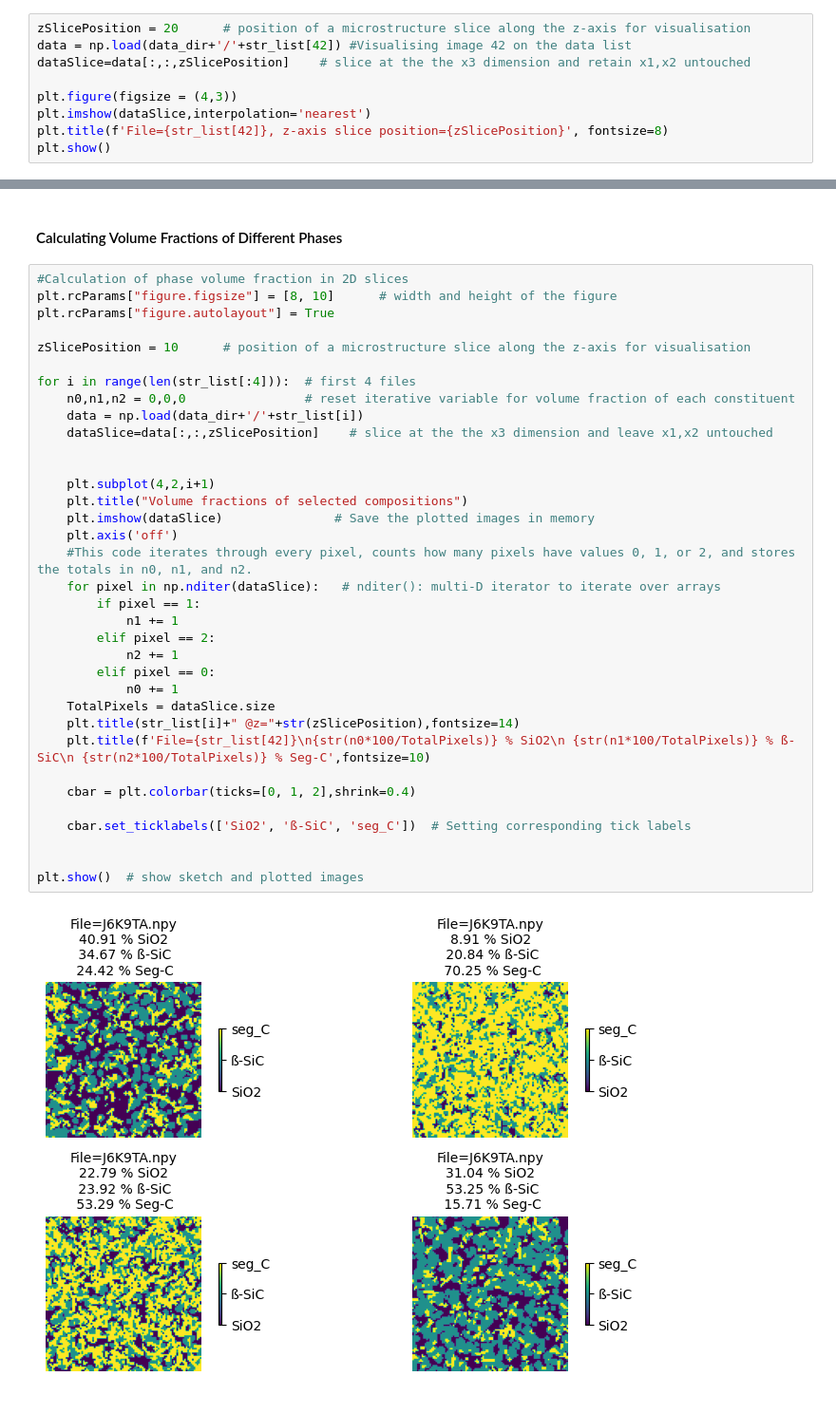
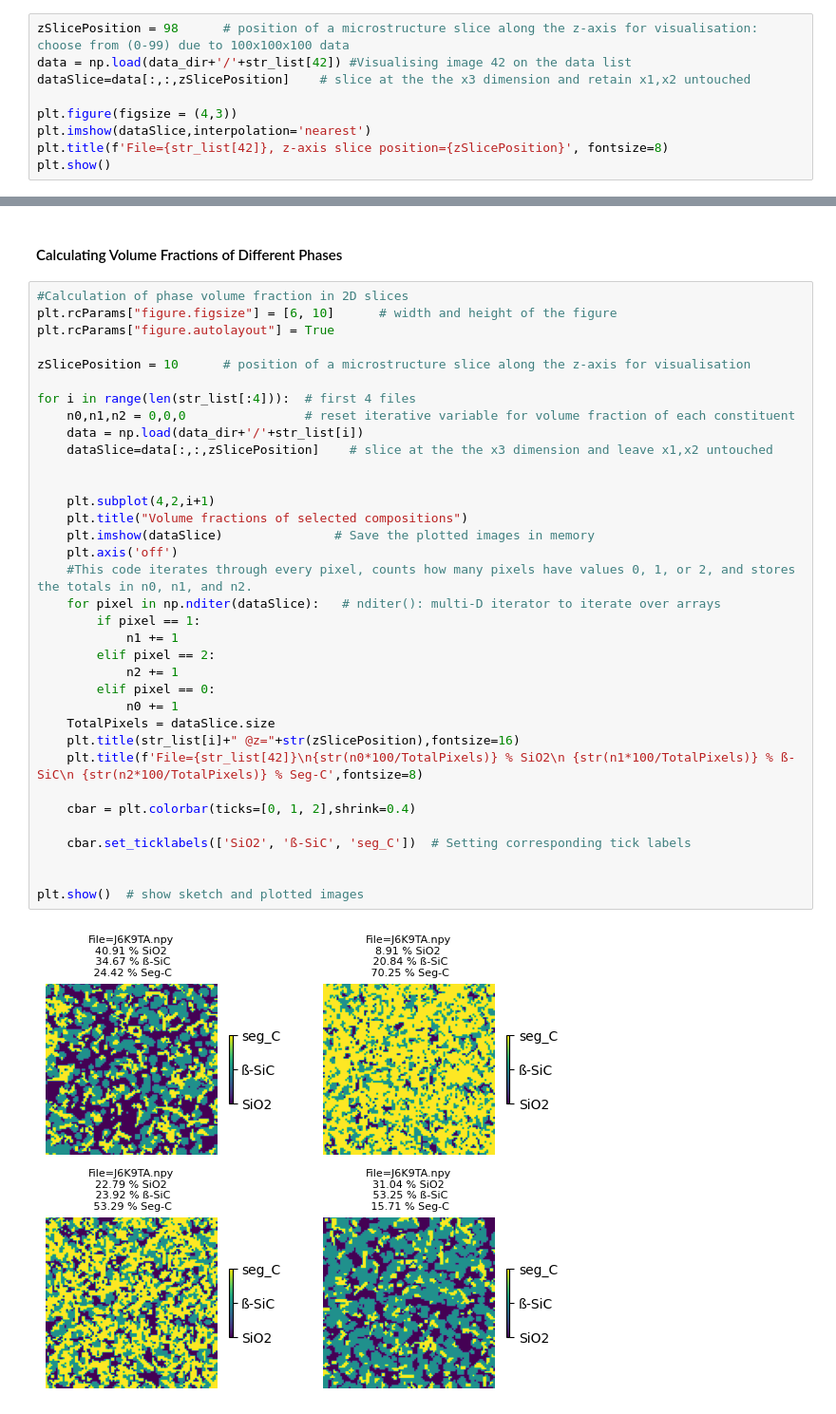
Before and after one commit to Kshiti92/ML4MaterialsScience-course, a Jupyter notebook: notebooks/02_data_exploration.ipynb, the cells around one changed output, grey strips where cells are left out. Shown at 95% size. Drawn from its saved outputs; the diff is of its cells as text.

Commit message:
Updated data exploration notebook updated data files by adding csv file with thermal cond

```diff
--- a/notebooks/02_data_exploration.ipynb
+++ b/notebooks/02_data_exploration.ipynb
@@ -25,7 +25,7 @@ shape of data (100, 100, 100)
 # %% [markdown]
 #### Visualising microstructure
 # %%
-zSlicePosition = 20      # position of a microstructure slice along the z-axis for visualisation
+zSlicePosition = 98      # position of a microstructure slice along the z-axis for visualisation: choose from (0-99) due to 100x100x100 data
 data = np.load(data_dir+'/'+str_list[42]) #Visualising image 42 on the data list
 dataSlice=data[:,:,zSlicePosition]    # slice at the the x3 dimension and retain x1,x2 untouched
 
@@ -63,38 +63,38 @@ In the next section, the (2D) volume fraction of each constitutent for a given s
 #### Calculating Volume Fractions of Different Phases
 # %%
 #Calculation of phase volume fraction in 2D slices
-plt.rcParams["figure.figsize"] = [8, 10]      # width and height of the figure
+plt.rcParams["figure.figsize"] = [6, 10]      # width and height of the figure
 plt.rcParams["figure.autolayout"] = True
 
 zSlicePosition = 10      # position of a microstructure slice along the z-axis for visualisation
 
 for i in range(len(str_list[:4])):  # first 4 files
     n0,n1,n2 = 0,0,0                # reset iterative variable for volume fraction of each constituent
     data = np.load(data_dir+'/'+str_list[i])
     dataSlice=data[:,:,zSlicePosition]    # slice at the the x3 dimension and leave x1,x2 untouched
 
 
     plt.subplot(4,2,i+1)
     plt.title("Volume fractions of selected compositions")
     plt.imshow(dataSlice)               # Save the plotted images in memory
     plt.axis('off')
     #This code iterates through every pixel, counts how many pixels have values 0, 1, or 2, and stores the totals in n0, n1, and n2.
     for pixel in np.nditer(dataSlice):   # nditer(): multi-D iterator to iterate over arrays
         if pixel == 1:
             n1 += 1
         elif pixel == 2:
             n2 += 1
         elif pixel == 0:
             n0 += 1
     TotalPixels = dataSlice.size
-    plt.title(str_list[i]+" @z="+str(zSlicePosition),fontsize=14)
-    plt.title(f'File={str_list[42]}\n{str(n0*100/TotalPixels)} % SiO2\n {str(n1*100/TotalPixels)} % ß-SiC\n {str(n2*100/TotalPixels)} % Seg-C',fontsize=10)
+    plt.title(str_list[i]+" @z="+str(zSlicePosition),fontsize=16)
+    plt.title(f'File={str_list[42]}\n{str(n0*100/TotalPixels)} % SiO2\n {str(n1*100/TotalPixels)} % ß-SiC\n {str(n2*100/TotalPixels)} % Seg-C',fontsize=8)
 
     cbar = plt.colorbar(ticks=[0, 1, 2],shrink=0.4)
 
     cbar.set_ticklabels(['SiO2', 'ß-SiC', 'seg_C'])  # Setting corresponding tick labels
 
 
 plt.show()  # show sketch and plotted images
 # %% [output]
-[figure, old version]
+[figure, new version]
```
Also changed, not shown: parts of 17 cells of this notebook, 2 other files.
